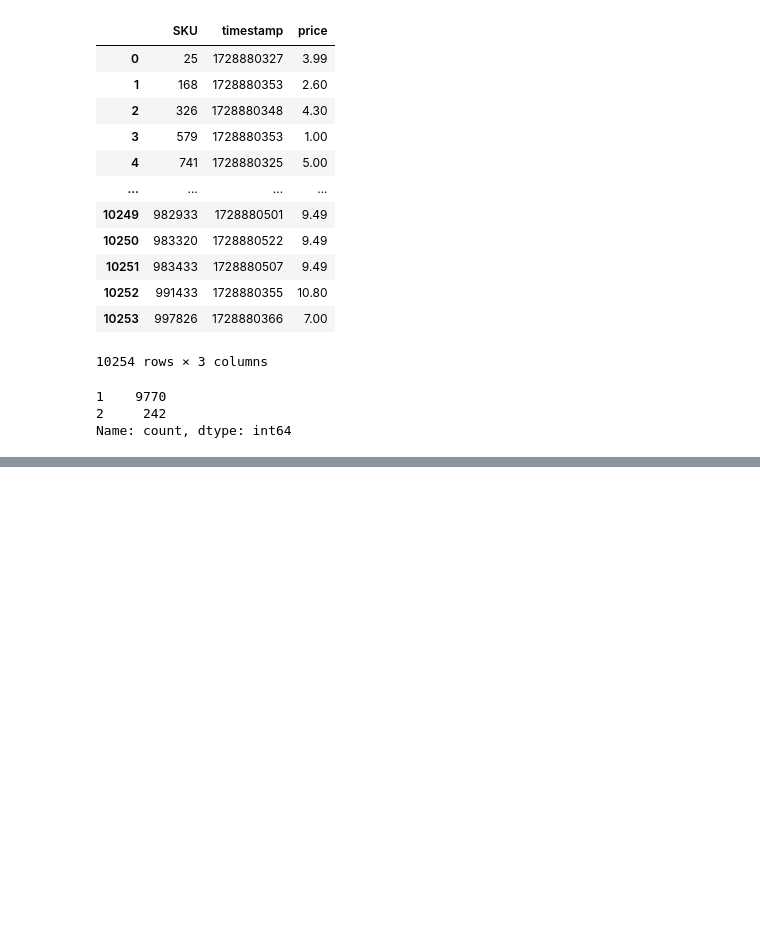
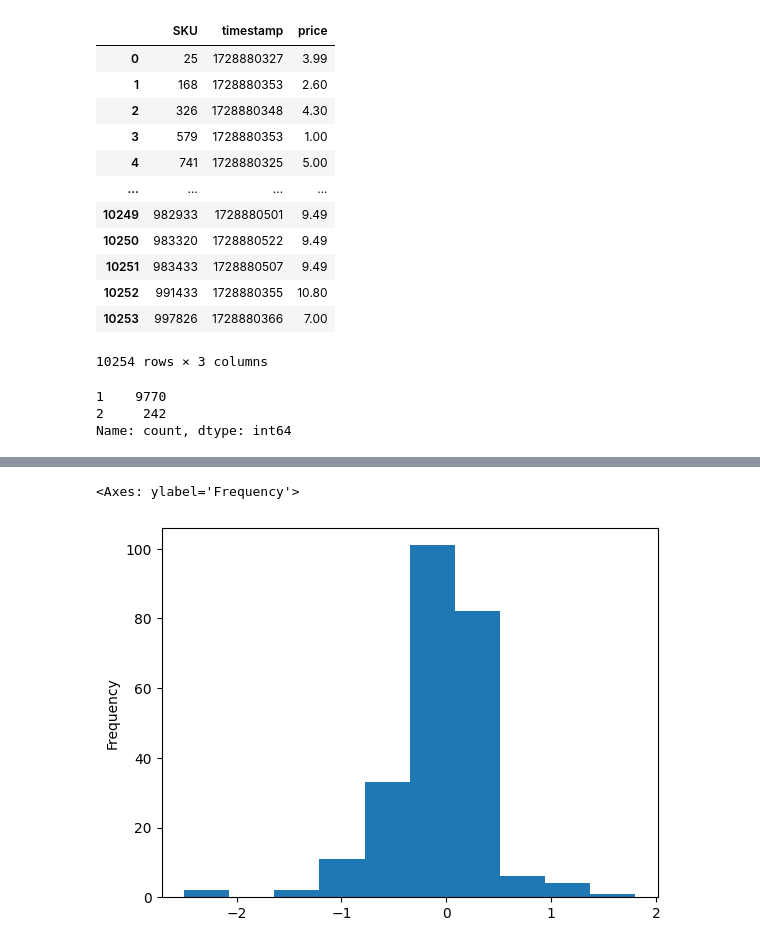
Before and after one commit to neon-ninja/woolies, a Jupyter notebook: fetch.ipynb, the cells around one changed output, grey strips where cells are left out. Cells and saved outputs as stored; diff of their text form; code cells hidden in the pictures; blank space fills up the shorter version.

Commit message:
delta plot

```diff
--- a/fetch.ipynb
+++ b/fetch.ipynb
@@ -84,3 +84,6 @@ price_history.groupby("SKU").size().value_counts()
 1    9770
 2     242
 Name: count, dtype: int64
+# %%
+delta = price_history.groupby("SKU").price.diff()
+delta.describe()
@@ -87,2 +100,7 @@ Name: count, dtype: int64
+# %%
+delta.plot.hist()
+# %% [output]
+<Axes: ylabel='Frequency'>
+[figure, added]
 # %%
 price_history.to_csv("price_history.csv", index=False)
```
Also changed, not shown: parts of 1 cell of this notebook.
